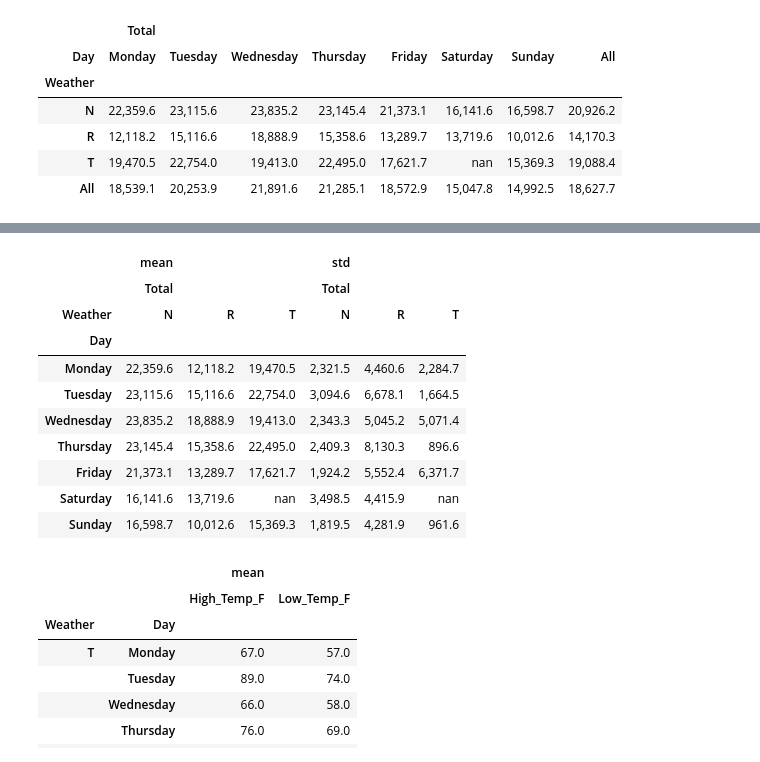
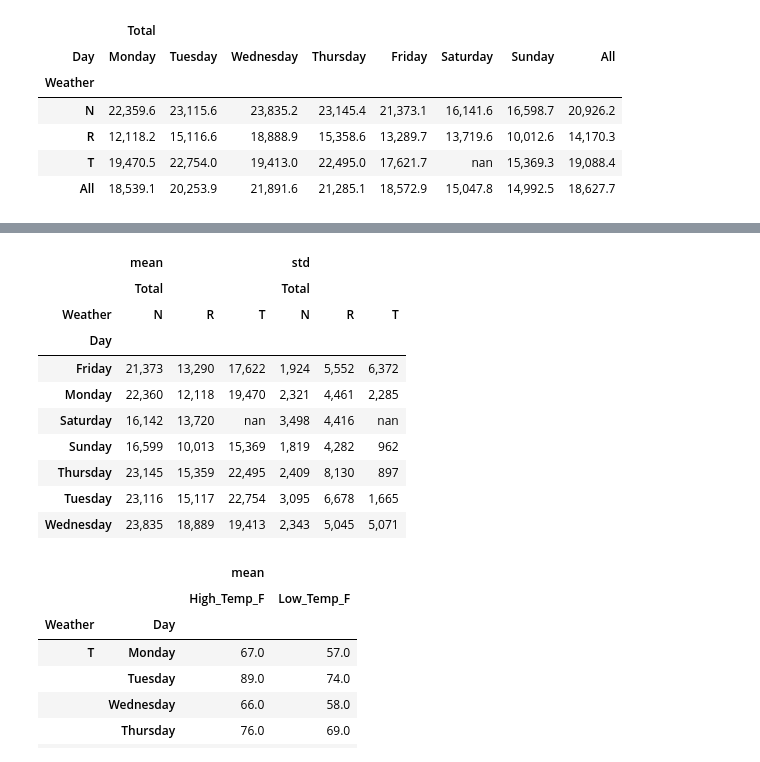
Before and after one commit to SBU-r/CIV355-Fall25, a Jupyter notebook: Jupyter Notebooks/Data_Understanding.ipynb, the cells around one changed output, grey strips where cells are left out. Saved outputs shown, nothing was run; the diff lists cells and outputs as text; code cells hidden in the pictures.

```diff
--- a/Jupyter Notebooks/Data_Understanding.ipynb
+++ b/Jupyter Notebooks/Data_Understanding.ipynb
@@ -1565,26 +1607,26 @@ pd.pivot_table(NY_bicycle_ts,
 # %%
 # create crosstabulation using pd.pivot_table(data,index,columns,values, aggfunc)
 
 pd.pivot_table(NY_bicycle_ts,
                index=['Day'],
                columns=['Weather'],
                values=['Total'],
                aggfunc=['mean','std'],
                margins=False,
                observed=False
-              ).map('{:,.1f}'.format)
+              ).map('{:,.0f}'.format)
 # %% [output]
 |  | mean |  |  | std |  |  |
 |  | Total |  |  | Total |  |  |
 | Weather | N | R | T | N | R | T |
 | Day |  |  |  |  |  |  |
-| Monday | 22,359.6 | 12,118.2 | 19,470.5 | 2,321.5 | 4,460.6 | 2,284.7 |
-| Tuesday | 23,115.6 | 15,116.6 | 22,754.0 | 3,094.6 | 6,678.1 | 1,664.5 |
-| Wednesday | 23,835.2 | 18,888.9 | 19,413.0 | 2,343.3 | 5,045.2 | 5,071.4 |
-| Thursday | 23,145.4 | 15,358.6 | 22,495.0 | 2,409.3 | 8,130.3 | 896.6 |
-| Friday | 21,373.1 | 13,289.7 | 17,621.7 | 1,924.2 | 5,552.4 | 6,371.7 |
-| Saturday | 16,141.6 | 13,719.6 | nan | 3,498.5 | 4,415.9 | nan |
-| Sunday | 16,598.7 | 10,012.6 | 15,369.3 | 1,819.5 | 4,281.9 | 961.6 |
+| Friday | 21,373 | 13,290 | 17,622 | 1,924 | 5,552 | 6,372 |
+| Monday | 22,360 | 12,118 | 19,470 | 2,321 | 4,461 | 2,285 |
+| Saturday | 16,142 | 13,720 | nan | 3,498 | 4,416 | nan |
+| Sunday | 16,599 | 10,013 | 15,369 | 1,819 | 4,282 | 962 |
+| Thursday | 23,145 | 15,359 | 22,495 | 2,409 | 8,130 | 897 |
+| Tuesday | 23,116 | 15,117 | 22,754 | 3,095 | 6,678 | 1,665 |
+| Wednesday | 23,835 | 18,889 | 19,413 | 2,343 | 5,045 | 5,071 |
 # %%
 # create a table summarizing the mean values of "High_Temp_F" and "Low_Temp_F" when Weather is 'T'
 #using query() function to extract part of the summary table
```
Also changed, not shown: parts of 33 cells of this notebook.
